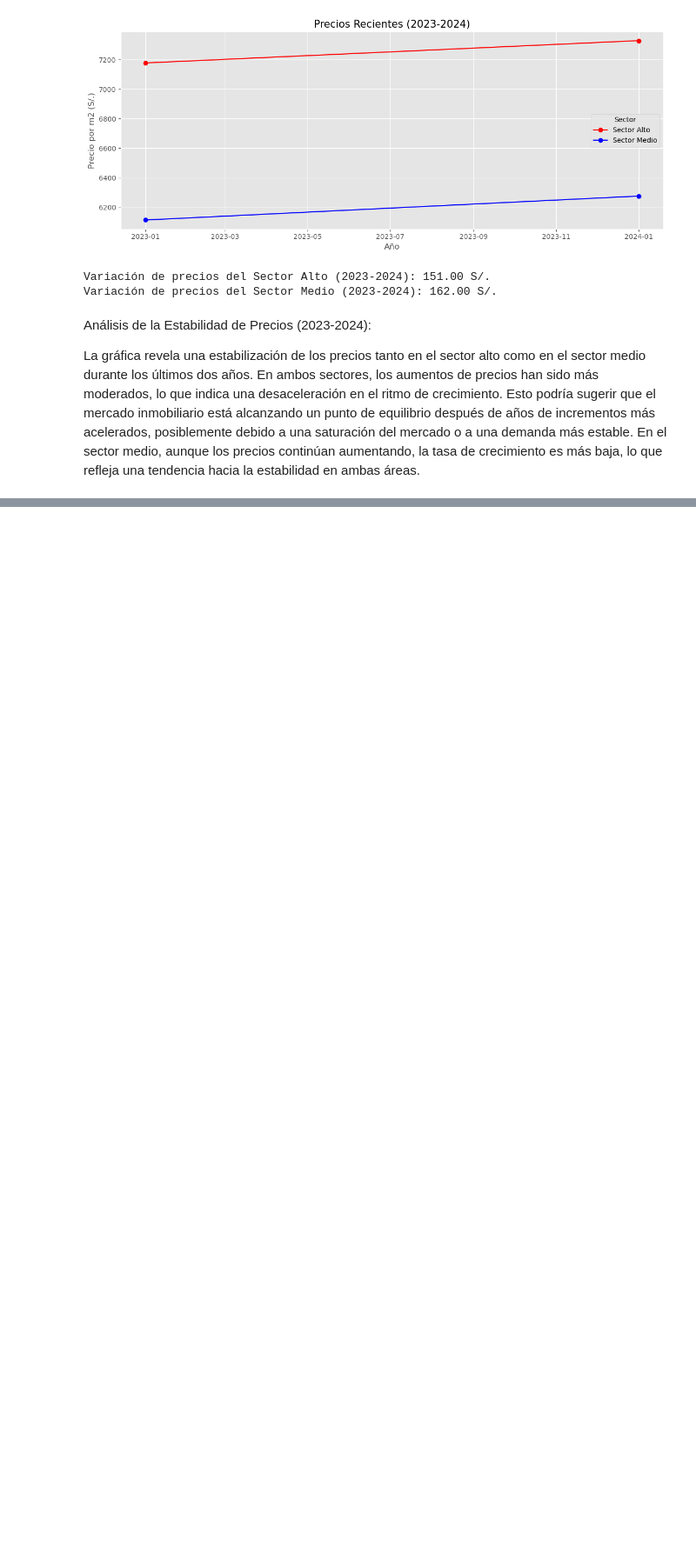
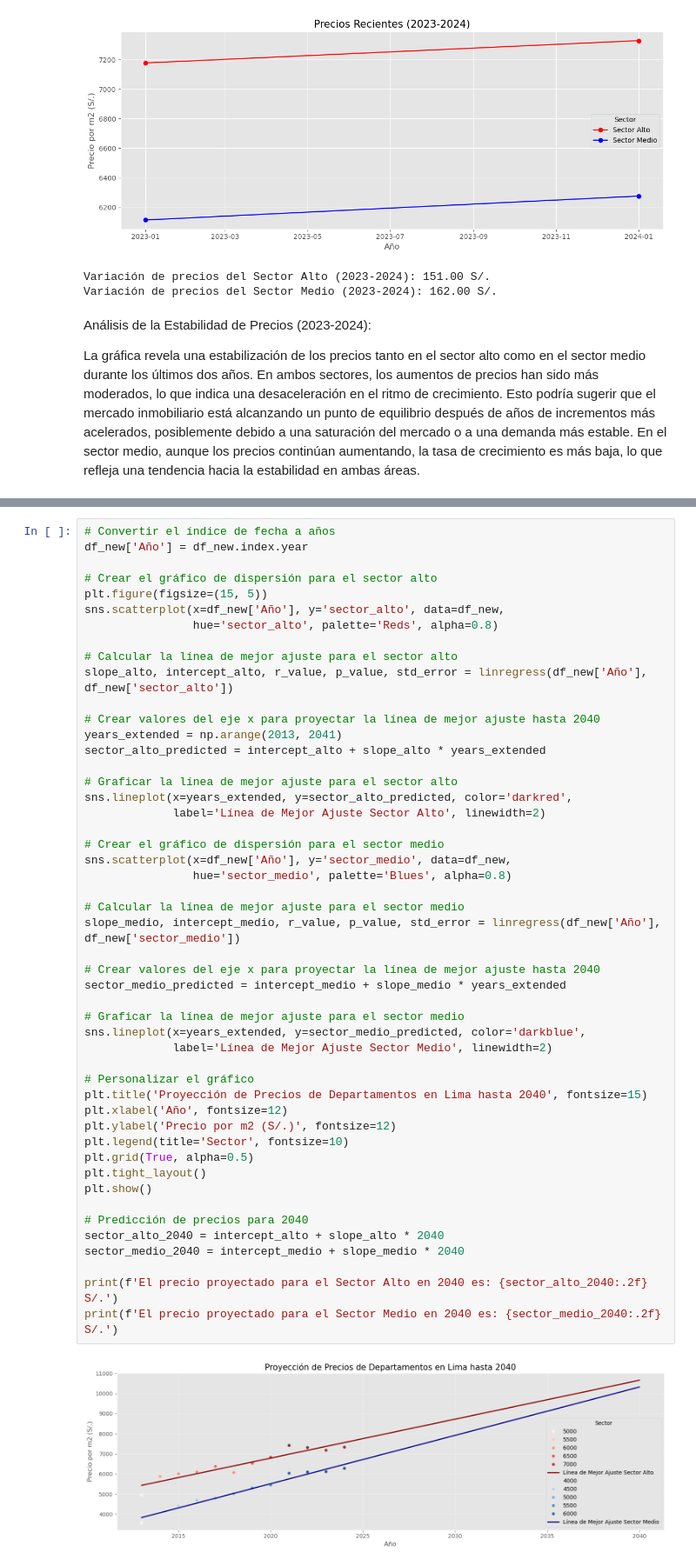
Before and after one commit to WLozanoH/prueba, a Jupyter notebook: price_of_Departments.ipynb, the cells around one changed output, grey strips where cells are left out. Shown at 87% size. Drawn from its saved outputs; the diff is of its cells as text; blank space fills up the shorter version.

```diff
--- a/price_of_Departments.ipynb
+++ b/price_of_Departments.ipynb
@@ -215,0 +258,51 @@ La gráfica revela una estabilización de los precios tanto en el sector alto co
+# %%
+# Convertir el índice de fecha a años
+df_new['Año'] = df_new.index.year
+
+# Crear el gráfico de dispersión para el sector alto
+plt.figure(figsize=(15, 5))
+sns.scatterplot(x=df_new['Año'], y='sector_alto', data=df_new,
+                hue='sector_alto', palette='Reds', alpha=0.8)
+
+# Calcular la línea de mejor ajuste para el sector alto
+slope_alto, intercept_alto, r_value, p_value, std_error = linregress(df_new['Año'], df_new['sector_alto'])
+
+# Crear valores del eje x para proyectar la línea de mejor ajuste hasta 2040
+years_extended = np.arange(2013, 2041)
+sector_alto_predicted = intercept_alto + slope_alto * years_extended
+
+# Graficar la línea de mejor ajuste para el sector alto
+sns.lineplot(x=years_extended, y=sector_alto_predicted, color='darkred',
+             label='Línea de Mejor Ajuste Sector Alto', linewidth=2)
+
+# Crear el gráfico de dispersión para el sector medio
+sns.scatterplot(x=df_new['Año'], y='sector_medio', data=df_new,
+                hue='sector_medio', palette='Blues', alpha=0.8)
+
+# Calcular la línea de mejor ajuste para el sector medio
+slope_medio, intercept_medio, r_value, p_value, std_error = linregress(df_new['Año'], df_new['sector_medio'])
+
+# Crear valores del eje x para proyectar la línea de mejor ajuste hasta 2040
+sector_medio_predicted = intercept_medio + slope_medio * years_extended
+
+# Graficar la línea de mejor ajuste para el sector medio
+sns.lineplot(x=years_extended, y=sector_medio_predicted, color='darkblue',
+             label='Línea de Mejor Ajuste Sector Medio', linewidth=2)
+
+# Personalizar el gráfico
+plt.title('Proyección de Precios de Departamentos en Lima hasta 2040', fontsize=15)
+plt.xlabel('Año', fontsize=12)
+plt.ylabel('Precio por m2 (S/.)', fontsize=12)
+plt.legend(title='Sector', fontsize=10)
+plt.grid(True, alpha=0.5)
+plt.tight_layout()
+plt.show()
+
+# Predicción de precios para 2040
+sector_alto_2040 = intercept_alto + slope_alto * 2040
+sector_medio_2040 = intercept_medio + slope_medio * 2040
+
+print(f'El precio proyectado para el Sector Alto en 2040 es: {sector_alto_2040:.2f} S/.')
+print(f'El precio proyectado para el Sector Medio en 2040 es: {sector_medio_2040:.2f} S/.')
+# %% [output]
+[figure, added]
```
Also changed, not shown: parts of 16 cells of this notebook.
